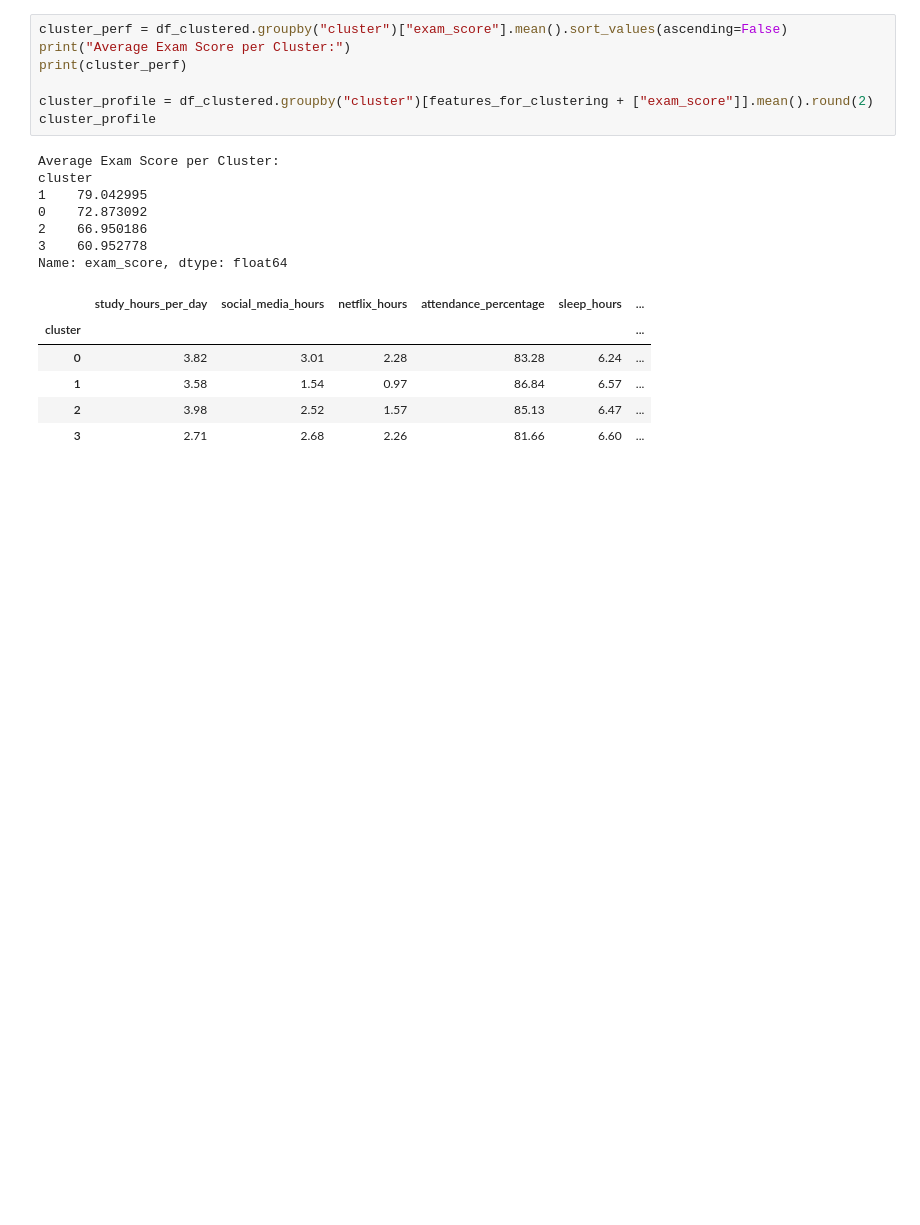
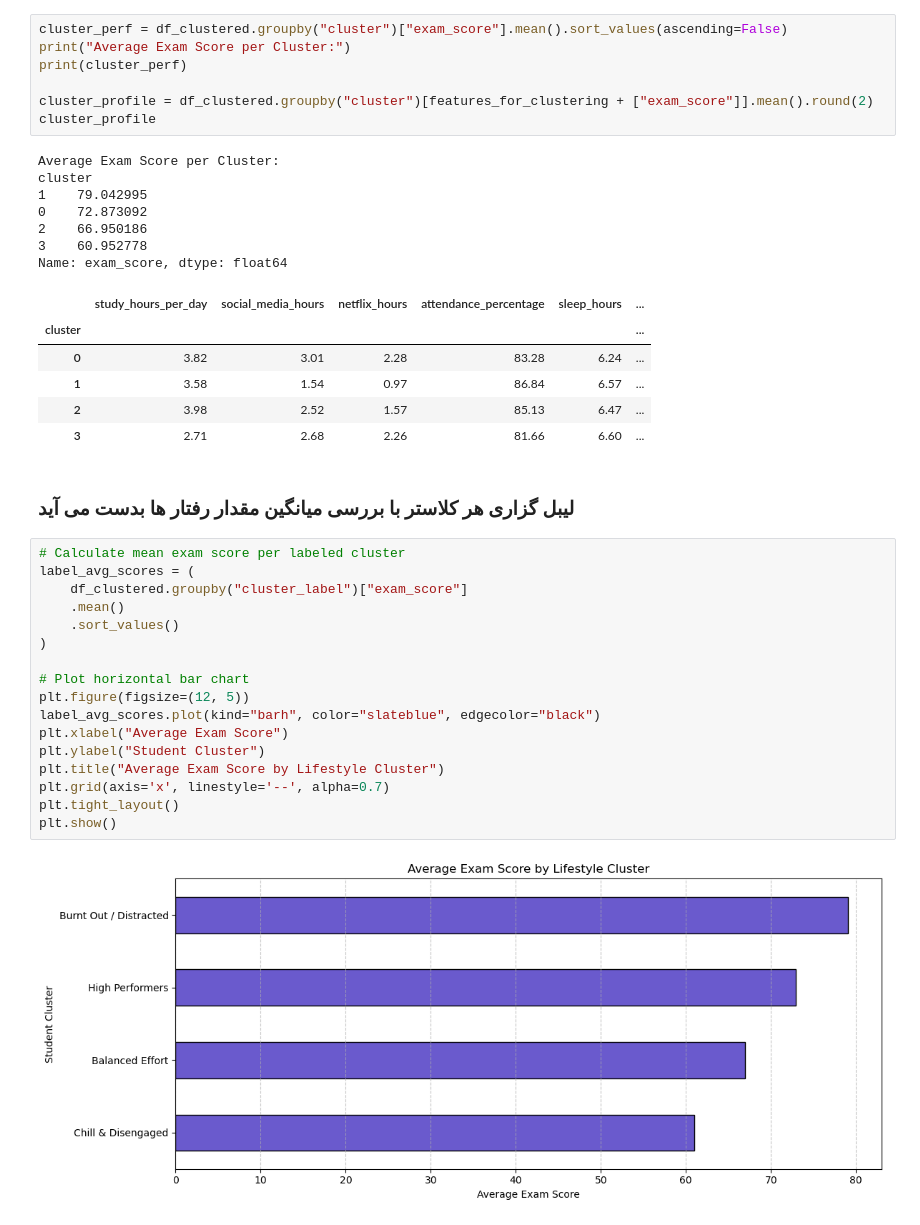
Before and after one commit to 53p3h2/datavis_studentshabits, a Jupyter notebook: main.ipynb, the cells around one changed output. Cells and saved outputs as stored; diff of their text form; blank space fills up the shorter version.

```diff
--- a/main.ipynb
+++ b/main.ipynb
@@ -214,3 +214,24 @@ Name: exam_score, dtype: float64
 | 1 | 3.58 | 1.54 | 0.97 | 86.84 | 6.57 | ... |
 | 2 | 3.98 | 2.52 | 1.57 | 85.13 | 6.47 | ... |
 | 3 | 2.71 | 2.68 | 2.26 | 81.66 | 6.60 | ... |
+# %% [markdown]
+###  لیبل گزاری هر کلاستر با بررسی میانگین مقدار رفتار ها بدست می آید
+# %%
+# Calculate mean exam score per labeled cluster
+label_avg_scores = (
+    df_clustered.groupby("cluster_label")["exam_score"]
+    .mean()
+    .sort_values()
+)
+
+# Plot horizontal bar chart
+plt.figure(figsize=(12, 5))
+label_avg_scores.plot(kind="barh", color="slateblue", edgecolor="black")
+plt.xlabel("Average Exam Score")
+plt.ylabel("Student Cluster")
+plt.title("Average Exam Score by Lifestyle Cluster")
+plt.grid(axis='x', linestyle='--', alpha=0.7)
+plt.tight_layout()
+plt.show()
+# %% [output]
+[figure, added]
```
Also changed, not shown: parts of 1 cell of this notebook.
